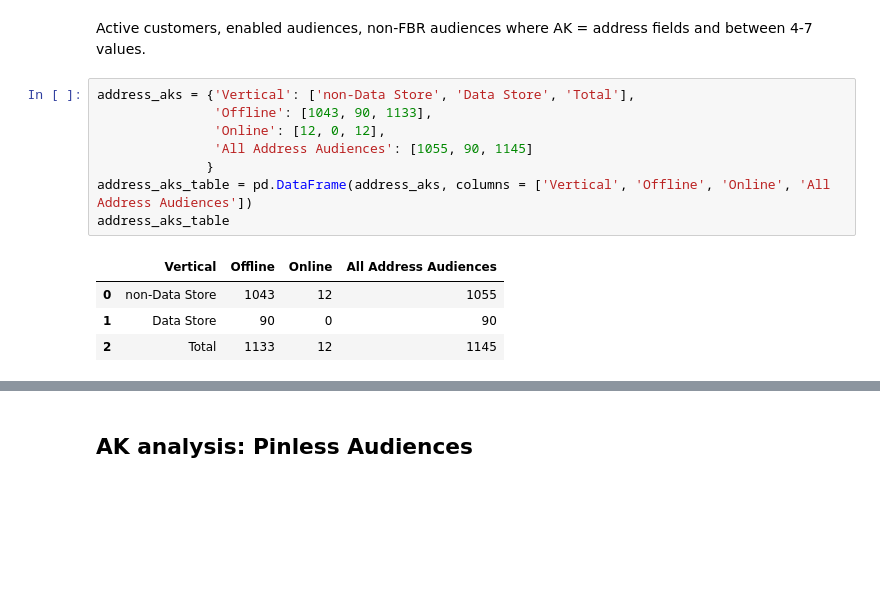
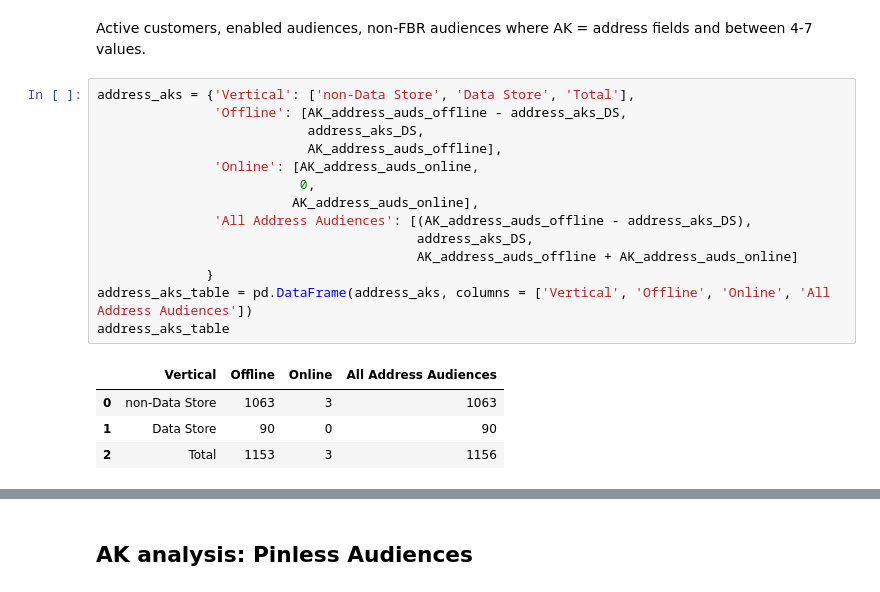
Before and after one commit to anthonylschultz/Product-Investigations, a Jupyter notebook: Audience Key analysis/results.ipynb, the cells around one changed output, grey strips where cells are left out. Drawn from its saved outputs; the diff is of its cells as text; blank space fills up the shorter version.

```diff
--- a/Audience Key analysis/results.ipynb
+++ b/Audience Key analysis/results.ipynb
@@ -88,14 +85,20 @@ cid_aks_table
 Active customers, enabled audiences, non-FBR audiences where AK = address fields and between 4-7 values.
 # %%
 address_aks = {'Vertical': ['non-Data Store', 'Data Store', 'Total'],
-               'Offline': [1043, 90, 1133],
-               'Online': [12, 0, 12],
-               'All Address Audiences': [1055, 90, 1145]
+               'Offline': [AK_address_auds_offline - address_aks_DS,
+                           address_aks_DS,
+                           AK_address_auds_offline],
+               'Online': [AK_address_auds_online,
+                          0,
+                         AK_address_auds_online],
+               'All Address Audiences': [(AK_address_auds_offline - address_aks_DS),
+                                         address_aks_DS,
+                                         AK_address_auds_offline + AK_address_auds_online]
               }
 address_aks_table = pd.DataFrame(address_aks, columns = ['Vertical', 'Offline', 'Online', 'All Address Audiences'])
 address_aks_table
 # %% [output]
 |  | Vertical | Offline | Online | All Address Audiences |
-| 0 | non-Data Store | 1043 | 12 | 1055 |
+| 0 | non-Data Store | 1063 | 3 | 1063 |
 | 1 | Data Store | 90 | 0 | 90 |
-| 2 | Total | 1133 | 12 | 1145 |
+| 2 | Total | 1153 | 3 | 1156 |
```
Also changed, not shown: parts of 37 cells of this notebook.
